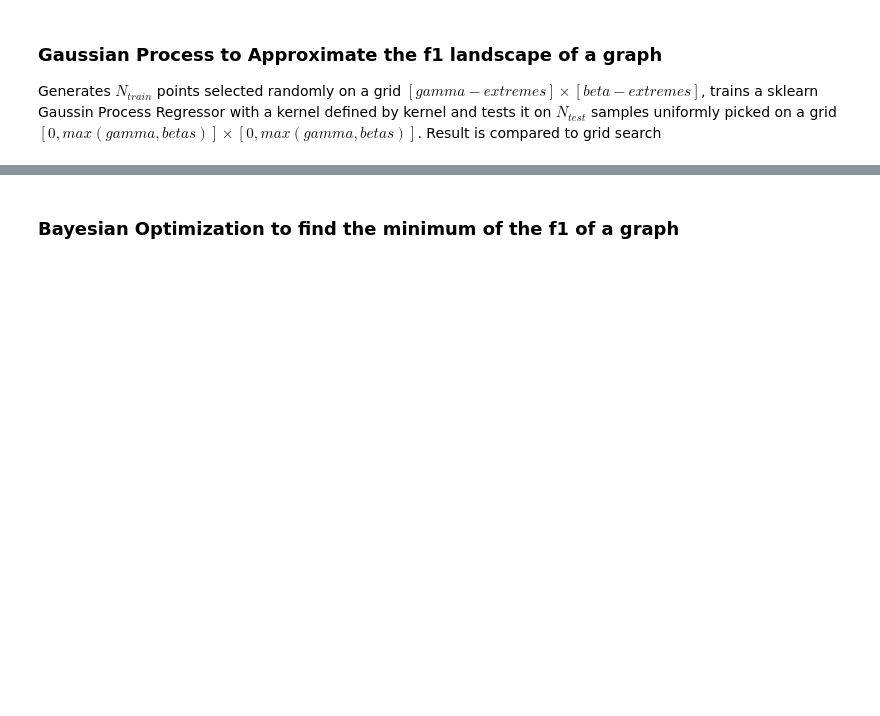
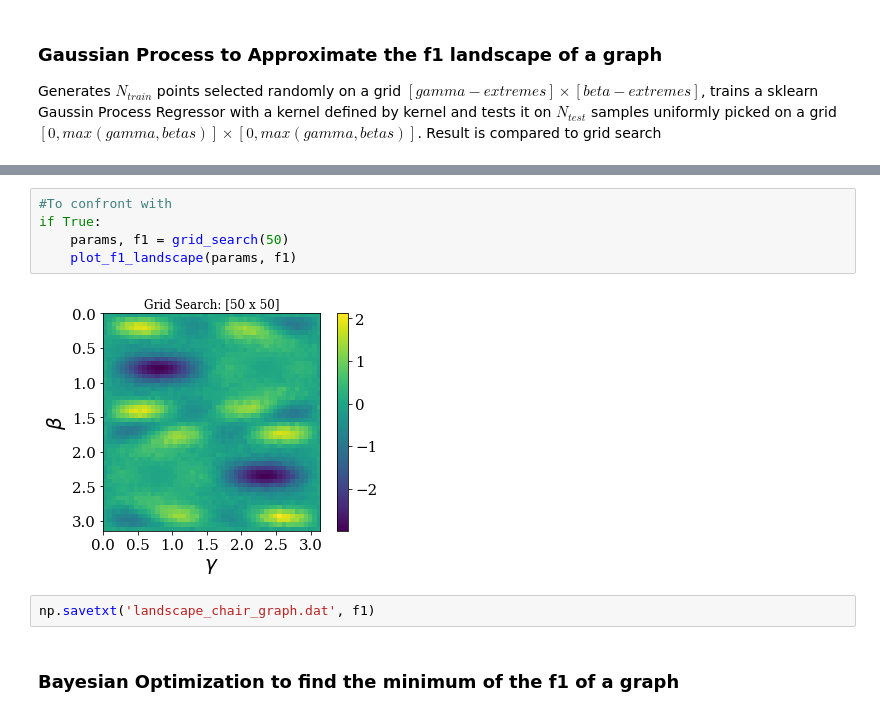
Before and after one commit to etignoneleitha/ifabquantum, a Jupyter notebook: notebooks/QAOA-Bayes.ipynb, the cells around one changed output, grey strips where cells are left out. Drawn from its saved outputs; the diff is of its cells as text; blank space fills up the shorter version.

```diff
--- a/notebooks/QAOA-Bayes.ipynb
+++ b/notebooks/QAOA-Bayes.ipynb
@@ -316,3 +355,12 @@ if True:
+# %%
+#To confront with
+if True:
+    params, f1 = grid_search(50)
+    plot_f1_landscape(params, f1)
+# %% [output]
+[figure, added]
+# %%
+np.savetxt('landscape_chair_graph.dat', f1)
 # %% [markdown]
 ### Bayesian Optimization to find the minimum of the f1 of a graph
 # %%
```
Also changed, not shown: parts of 11 cells of this notebook, 3 other files.
